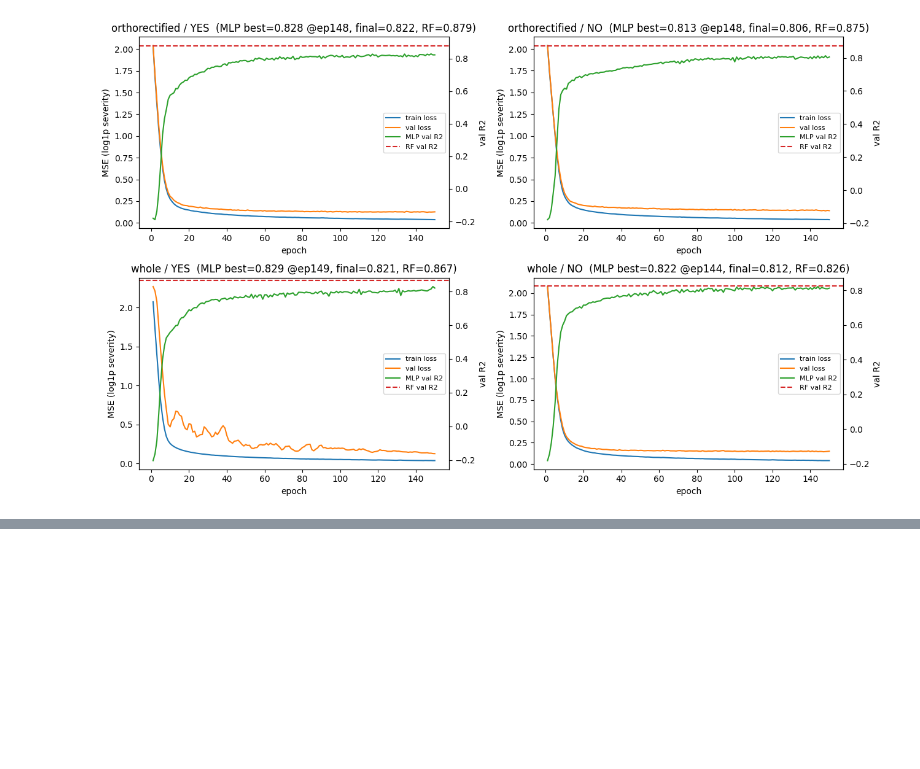
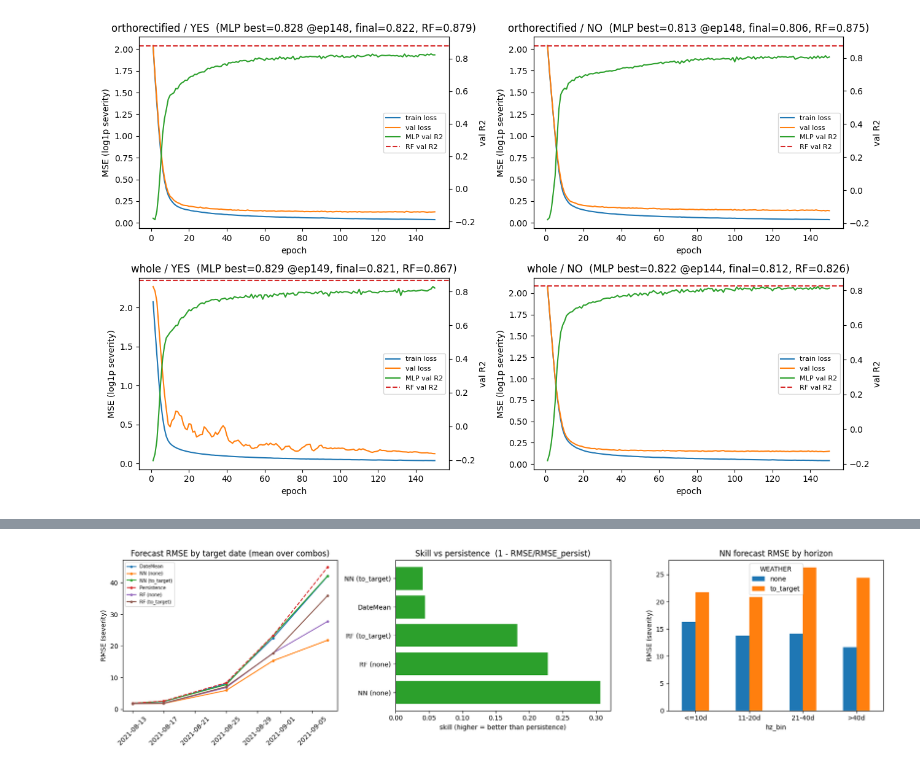
Before and after one commit to tingyan08/Micasense-RedEdge-MX-Processing, a Jupyter notebook: notebook/data_fusion.ipynb, the cells around one changed output, grey strips where cells are left out. Cells and saved outputs as stored; diff of their text form; code cells hidden in the pictures; blank space fills up the shorter version.

```diff
--- a/notebook/data_fusion.ipynb
+++ b/notebook/data_fusion.ipynb
@@ -524,0 +702,9 @@ plt.show()
+# %%
+fc_cfg = replace(cfg, epochs=100, log_target=False)
+
+fc_per_date, fc_oof = run_forecast_experiment(vi, daily, fc_cfg)
+
+# headline: mean skill vs persistence and mean RMSE, averaged over test dates and combos
+fc_summary = (fc_per_date.groupby(["MODEL", "WEATHER"])[["skill", "RMSE", "R2"]]
+              .mean().reset_index().sort_values("skill", ascending=False))
+fc_summary
@@ -524,0 +719,35 @@ plt.show()
+# %%
+fig, axes = plt.subplots(1, 3, figsize=(17, 4.5))
+
+# (1) RMSE vs target date (mean over combos): models vs persistence
+piv = fc_per_date.assign(key=fc_per_date.MODEL + np.where(fc_per_date.WEATHER == "-", "", " (" + fc_per_date.WEATHER + ")"))
+rmse_by_date = piv.groupby(["key", "target_date"])["RMSE"].mean().unstack("key")
+for col in rmse_by_date.columns:
+    style = "--" if col == "Persistence" else "-"
+    axes[0].plot(rmse_by_date.index, rmse_by_date[col], style, marker="o", ms=3, label=col)
+axes[0].set_title("Forecast RMSE by target date (mean over combos)")
+axes[0].set_ylabel("RMSE (severity)")
+axes[0].tick_params(axis="x", rotation=45)
+axes[0].legend(fontsize=7)
+
+# (2) skill vs persistence by model (mean over dates+combos)
+sk = fc_summary[~fc_summary.MODEL.isin(["Persistence"])].copy()
+sk["key"] = sk.MODEL + np.where(sk.WEATHER == "-", "", " (" + sk.WEATHER + ")")
+axes[1].barh(sk["key"], sk["skill"], color=["tab:green" if v > 0 else "tab:red" for v in sk["skill"]])
+axes[1].axvline(0, color="k", lw=0.8)
+axes[1].set_title("Skill vs persistence  (1 - RMSE/RMSE_persist)")
+axes[1].set_xlabel("skill (higher = better than persistence)")
+
+# (3) per-horizon RMSE: does weather help at longer lead times?
+fc_oof["hz_bin"] = pd.cut(fc_oof["horizon"], [0, 10, 20, 40, 80], labels=["<=10d", "11-20d", "21-40d", ">40d"])
+hz = (fc_oof.groupby(["WEATHER", "hz_bin"], observed=True)
+      .apply(lambda x: np.sqrt(mean_squared_error(x.y, x.pred))).unstack("WEATHER"))
+hz.plot(kind="bar", ax=axes[2])
+axes[2].set_title("NN forecast RMSE by horizon")
+axes[2].set_ylabel("RMSE (severity)")
+axes[2].tick_params(axis="x", rotation=0)
+
+plt.tight_layout()
+plt.show()
+# %% [output]
+[figure, added]
```
Also changed, not shown: parts of 5 cells of this notebook, 4 other files.
